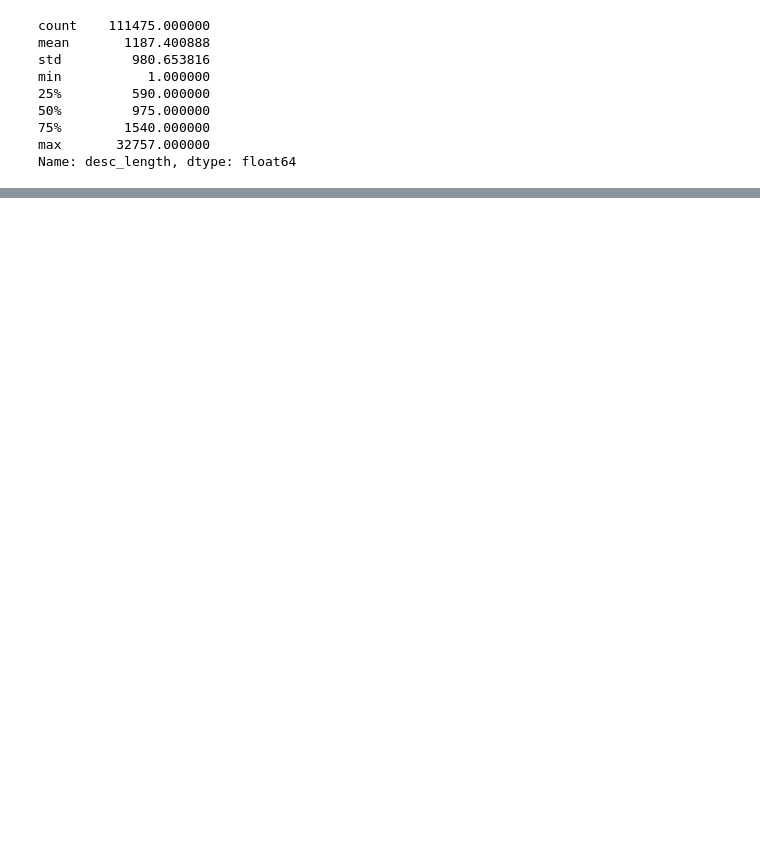
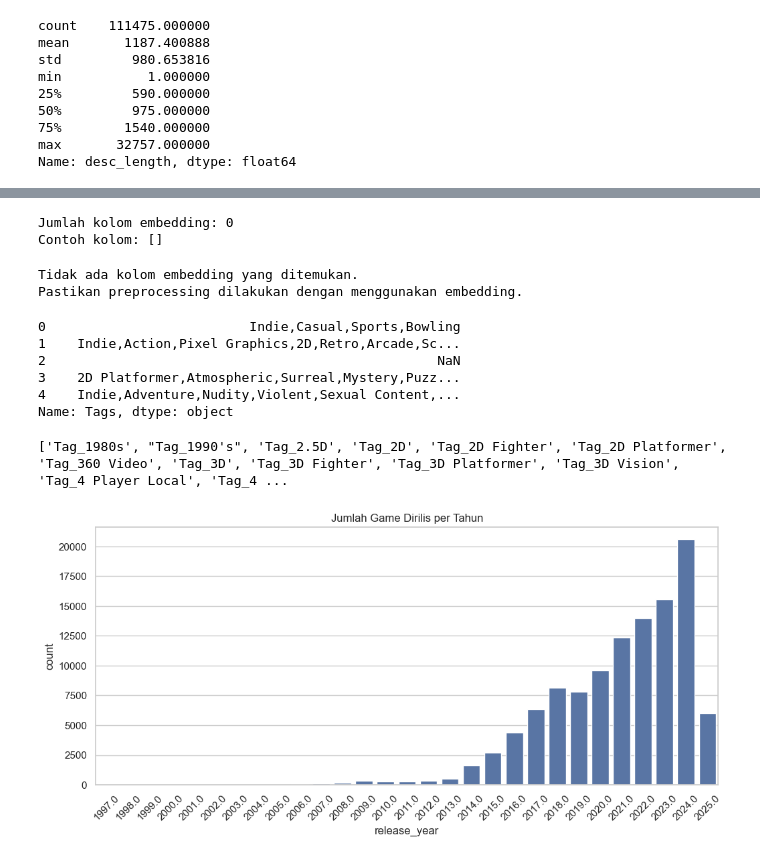
Before and after one commit to Yuuuuurei/game-popularity-predictor, a Jupyter notebook: notebooks/EDA.ipynb, the cells around one changed output, grey strips where cells are left out. Drawn from its saved outputs; the diff is of its cells as text; code cells hidden in the pictures; blank space fills up the shorter version.

Commit message:
modified EDA and .gitattributes, also deleted unused embed text feature

```diff
--- a/notebooks/EDA.ipynb
+++ b/notebooks/EDA.ipynb
@@ -842,2 +442,0 @@ df_clean
-# %%
-df_clean = preprocess(df_raw)
@@ -848,7 +442,0 @@ X, y = feature_engineering(df_clean, use_embedding=False)
-# %%
-from src.preprocessing import preprocess
-from src.preprocessing import feature_engineering
-
-df_raw = pd.read_csv("../data/games_selected.csv")
-df_clean = preprocess(df_raw, use_text_embedding=False)
-X, y = feature_engineering(df_clean, use_embedding=False)
@@ -871,0 +454,49 @@ display(X.head())  # Jupyter Notebook
+# %%
+embed_cols = [col for col in X.columns if col.startswith("About_emb_")]
+X_embed = X[embed_cols]
+
+print("Jumlah kolom embedding:", len(embed_cols))
+print("Contoh kolom:", embed_cols[:5])
+# %% [output]
+Jumlah kolom embedding: 0
+Contoh kolom: []
+# %%
+from sklearn.decomposition import PCA
+if embed_cols == 0:
+    # reduksi dimensi ke 2D
+    pca = PCA(n_components=2)
+    embed_2d = pca.fit_transform(X_embed)
+
+    plt.scatter(embed_2d[:, 0], embed_2d[:, 1], c=y, cmap="viridis", s=1)
+    plt.title("Visualisasi About the Game Embedding")
+    plt.xlabel("PC1")
+    plt.ylabel("PC2")
+    plt.colorbar(label="EstimatedOwnersAvg")
+    plt.show()
+else :
+    print("Tidak ada kolom embedding yang ditemukan.")
+    print("Pastikan preprocessing dilakukan dengan menggunakan embedding.")
+# %% [output]
+Tidak ada kolom embedding yang ditemukan.
+Pastikan preprocessing dilakukan dengan menggunakan embedding.
+# %%
+df["Tags"].head()
+# %% [output]
+0                          Indie,Casual,Sports,Bowling
+1    Indie,Action,Pixel Graphics,2D,Retro,Arcade,Sc...
+2                                                  NaN
+3    2D Platformer,Atmospheric,Surreal,Mystery,Puzz...
+4    Indie,Adventure,Nudity,Violent,Sexual Content,...
+Name: Tags, dtype: object
+# %%
+print([col for col in X.columns if col.startswith("Tag_")])
+# %% [output]
+['Tag_1980s', "Tag_1990's", 'Tag_2.5D', 'Tag_2D', 'Tag_2D Fighter', 'Tag_2D Platformer', 'Tag_360 Video', 'Tag_3D', 'Tag_3D Fighter', 'Tag_3D Platformer', 'Tag_3D Vision', 'Tag_4 Player Local', 'Tag_4 ...
+# %%
+plt.figure(figsize=(12, 5))
+sns.countplot(x="release_year", data=df_clean, order=sorted(df_clean["release_year"].dropna().unique()))
+plt.title("Jumlah Game Dirilis per Tahun")
+plt.xticks(rotation=45)
+plt.show()
+# %% [output]
+[figure, added]
```
Also changed, not shown: parts of 59 cells of this notebook, 4 other files.
